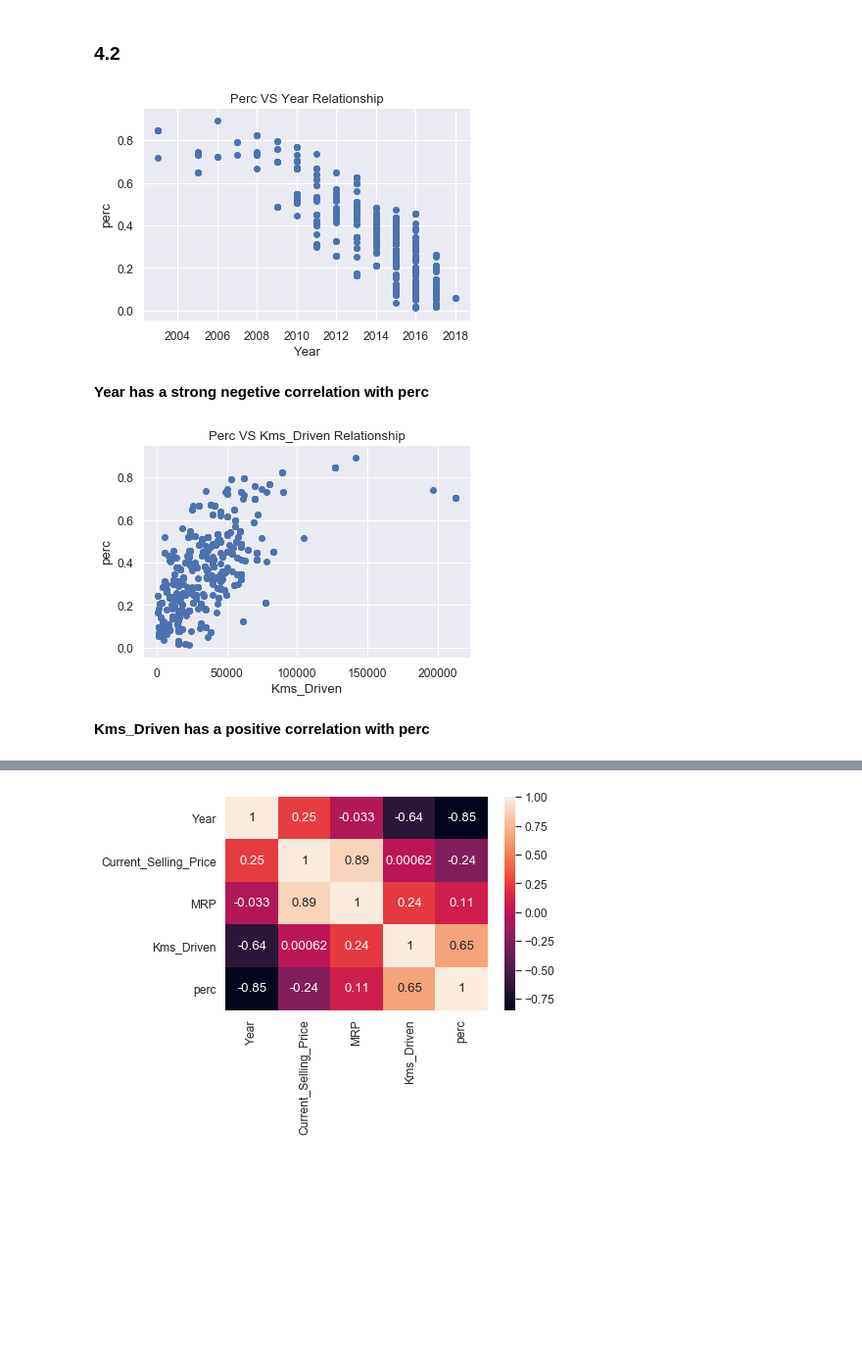
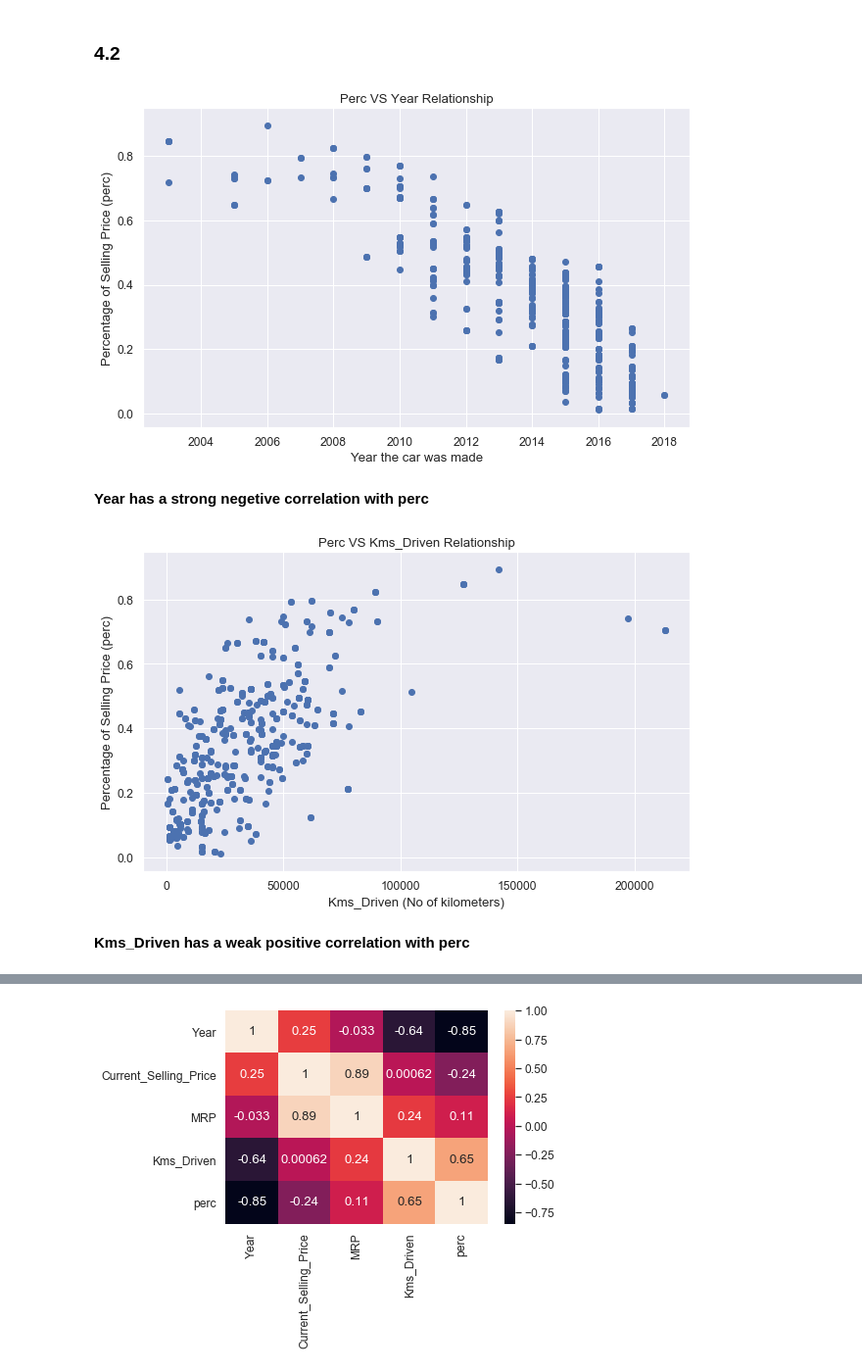
Before and after one commit to Wangsherpa/homework-1, a Jupyter notebook: ai1_c1_homework1_students.ipynb, the cells around one changed output, grey strips where cells are left out. Shown at 98% size. Drawn from its saved outputs; the diff is of its cells as text; code cells hidden in the pictures; blank space fills up the shorter version.

```diff
--- a/ai1_c1_homework1_students.ipynb
+++ b/ai1_c1_homework1_students.ipynb
@@ -614,23 +614,25 @@ cars_df['perc'] = perc
 ### 4.2
 # %%
 # your code here
+plt.figure(figsize=(10, 6))
 plt.scatter(cars_df.Year, cars_df.perc)
-plt.xlabel('Year')
-plt.ylabel('perc')
+plt.xlabel('Year the car was made')
+plt.ylabel('Percentage of Selling Price (perc)')
 plt.title('Perc VS Year Relationship');
 # %% [output]
-[figure, old version]
+[figure, new version]
 # %% [markdown]
 **Year has a strong negetive correlation with perc**
 # %%
 # your code here
+plt.figure(figsize=(10, 6))
 plt.scatter(cars_df.Kms_Driven, cars_df.perc)
-plt.xlabel('Kms_Driven')
-plt.ylabel('perc')
+plt.xlabel('Kms_Driven (No of kilometers)')
+plt.ylabel('Percentage of Selling Price (perc)')
 plt.title('Perc VS Kms_Driven Relationship');
 # %% [output]
-[figure, old version]
+[figure, new version]
 # %% [markdown]
-**Kms_Driven has a positive correlation with perc**
+**Kms_Driven has a weak positive correlation with perc**
 # %%
 # your code here
```
Also changed, not shown: parts of 19 cells of this notebook.
